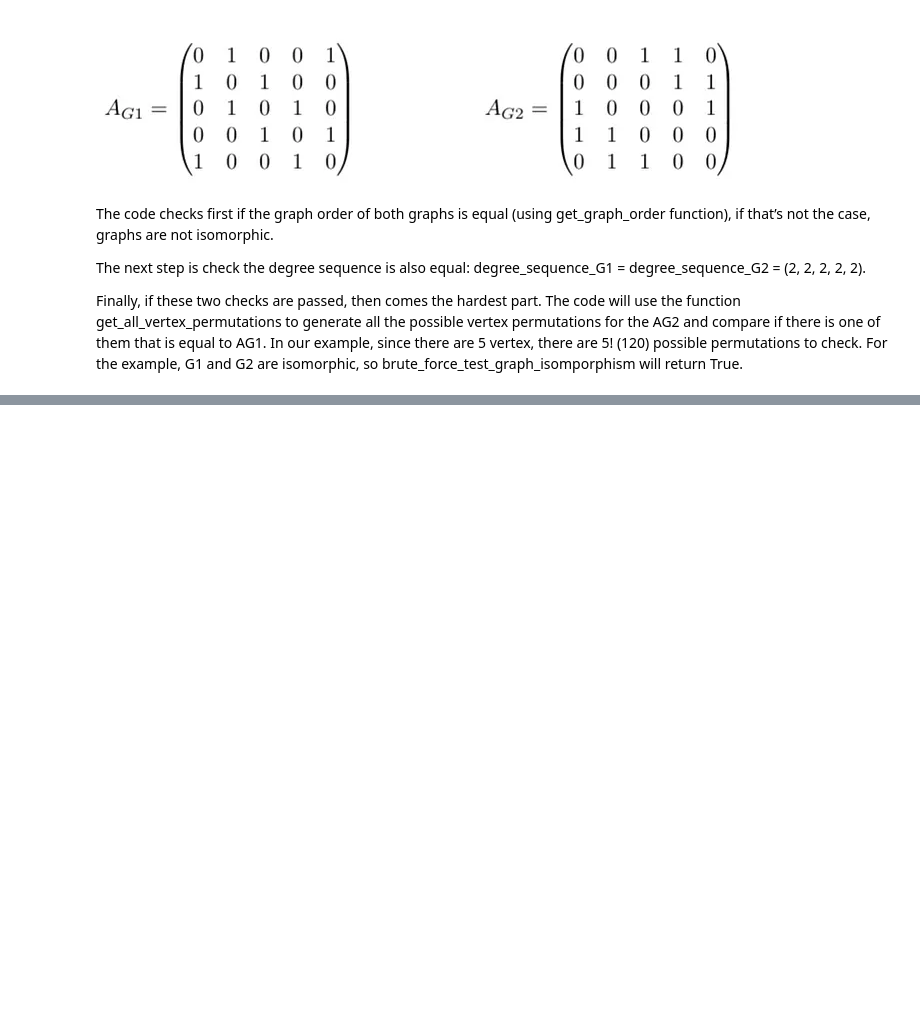
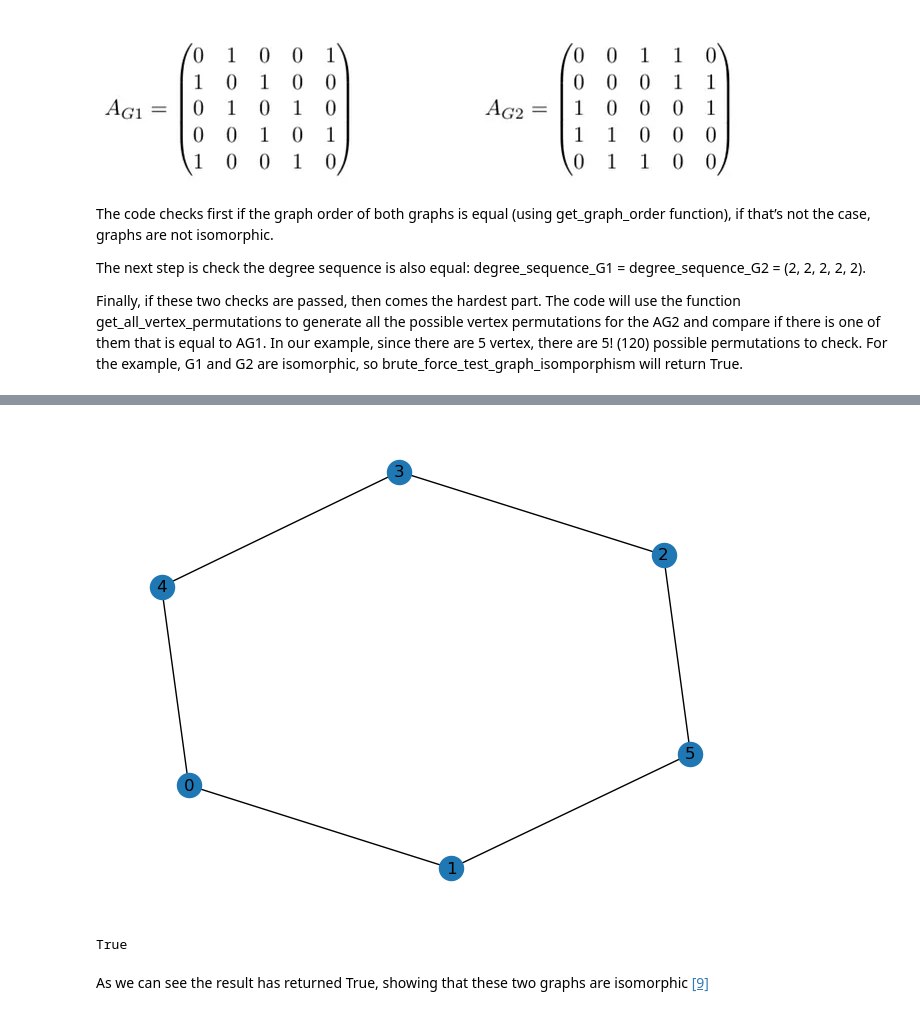
Before and after one commit to GabrieliusSavickis/GraphTheory, a Jupyter notebook: graph_isomorphism.ipynb, the cells around one changed output, grey strips where cells are left out. Saved outputs shown, nothing was run; the diff lists cells and outputs as text; code cells hidden in the pictures; blank space fills up the shorter version.

```diff
--- a/graph_isomorphism.ipynb
+++ b/graph_isomorphism.ipynb
@@ -123,3 +136,13 @@ Finally, if these two checks are passed, then comes the hardest part. The code w
+# %%
+nx.draw(g2,with_labels=1)
+# %% [output]
+[figure, added]
+# %%
+nx.is_isomorphic(g1,g2)
+# %% [output]
+True
+# %% [markdown]
+As we can see the result has returned True, showing that these two graphs are isomorphic [[9]](https://www.youtube.com/watch?v=JO07-aSNVrg&ab_channel=NPTEL-NOCIITM)
 # %% [markdown]
 # References
 
```
Also changed, not shown: parts of 3 cells of this notebook.
